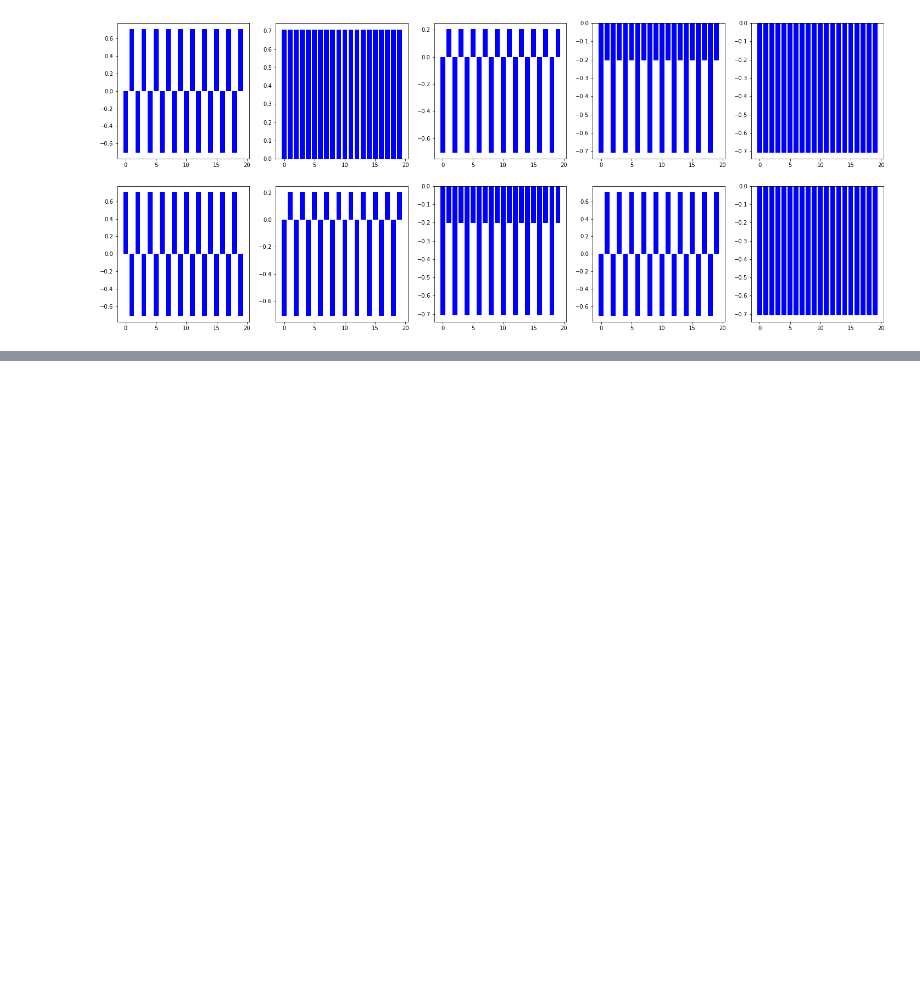
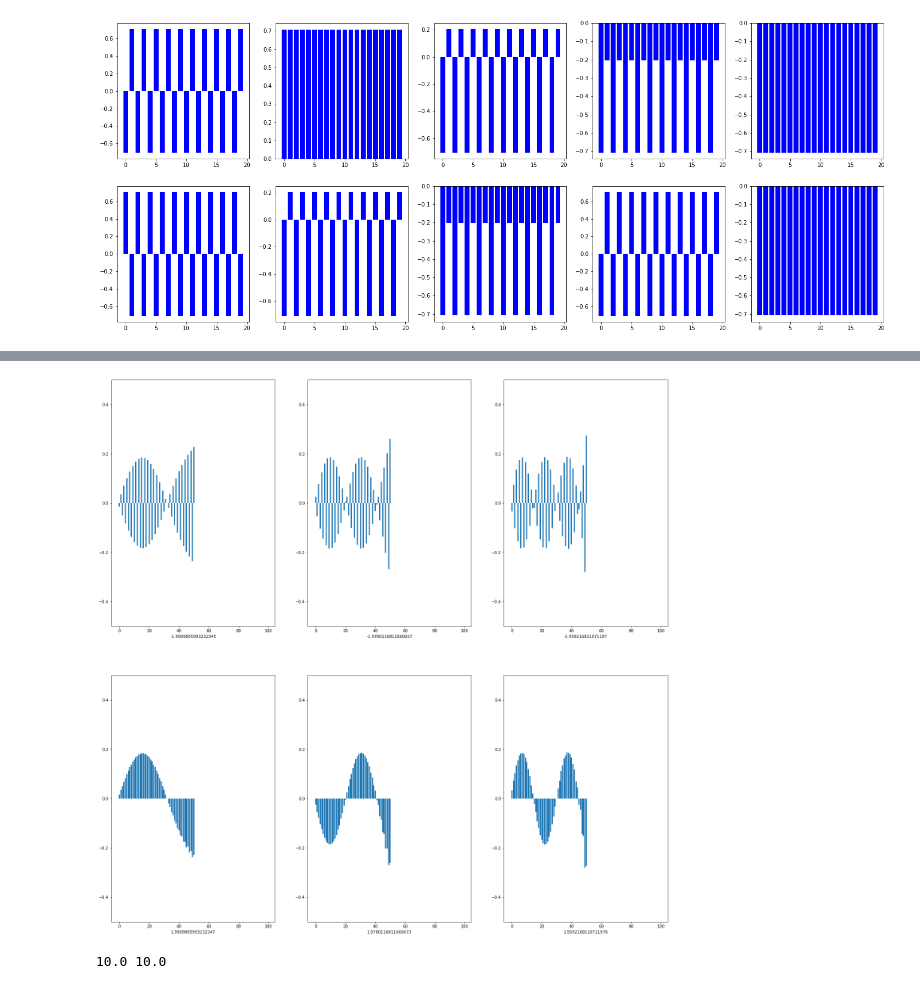
Before and after one commit to lucas-s-work/M4R, a Jupyter notebook: masters.ipynb, the cells around one changed output, grey strips where cells are left out. Cells and saved outputs as stored; diff of their text form; code cells hidden in the pictures; blank space fills up the shorter version.

```diff
--- a/masters.ipynb
+++ b/masters.ipynb
@@ -195,0 +246,20 @@ print(a[1][1] - a[0][1])
+# %%
+plot_perturbed_eigenvectors(H, 0.9)
+# %% [output]
+[figure, added]
+# %%
+s_eigs, s_vecs = H(0.5)
+e_eigs, e_vecs = H(0.9)
+
+s = 0
+e = 0
+for a in range(0,N):
+    s+= right_charge(0, s_vecs[a], s_vecs[a])
+    e += right_charge(0, e_vecs[a], e_vecs[a])
+print(s, e)
+
+j = -i/h [Q(a), H(t)]
+
+<u(0)|j|u(0)> + <u(0)|j|delta_u(0)> + h.c
+# %% [output]
+10.0 10.0
```
Also changed, not shown: parts of 17 cells of this notebook.
